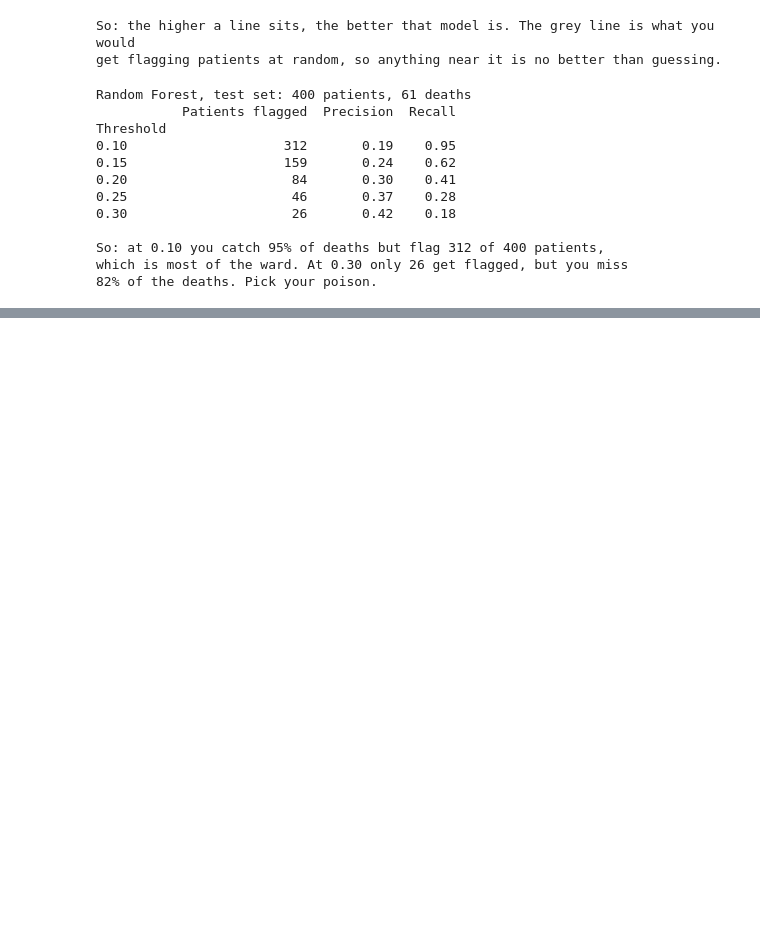
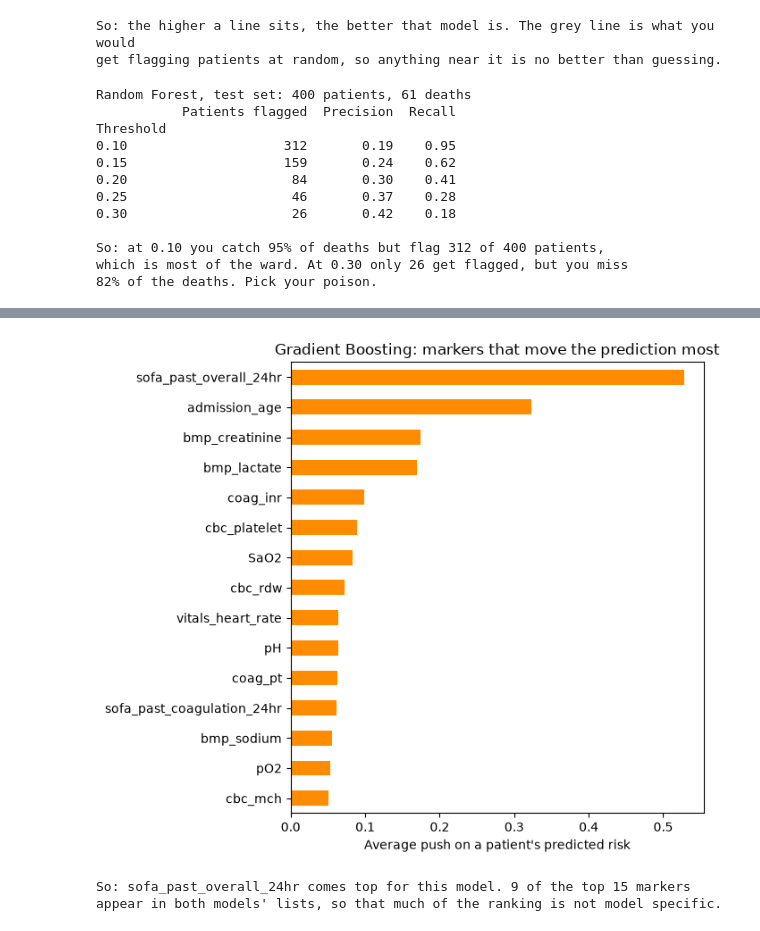
Before and after one commit to AmanSK28/BOLD_Mortality_Prediction_Model, a Jupyter notebook: bold_mortality_pipeline.ipynb, the cells around one changed output, grey strips where cells are left out. Saved outputs shown, nothing was run; the diff lists cells and outputs as text; code cells hidden in the pictures; blank space fills up the shorter version.

```diff
--- a/bold_mortality_pipeline.ipynb
+++ b/bold_mortality_pipeline.ipynb
@@ -647,0 +689,22 @@ Gradient Boosting
+# %%
+# Same again for Gradient Boosting. Two models trained differently, so if they agree
+# on a marker that is more convincing than either on its own.
+gb_shap = shap.TreeExplainer(gb).shap_values(X_test_filled)
+if gb_shap.ndim == 3:
+    gb_shap = gb_shap[:, :, 1]
+
+gb_ranking = pd.Series(abs(gb_shap).mean(axis=0), index=FEATURES).sort_values(ascending=False)
+
+gb_ranking.head(15)[::-1].plot.barh(figsize=(7, 6), color="darkorange")
+plt.xlabel("Average push on a patient's predicted risk")
+plt.title("Gradient Boosting: markers that move the prediction most")
+plt.tight_layout()
+plt.show()
+
+shared = len(set(rf_ranking.head(15).index) & set(gb_ranking.head(15).index))
+print(f"So: {gb_ranking.index[0]} comes top for this model. {shared} of the top 15 markers")
+print("appear in both models' lists, so that much of the ranking is not model specific.")
+# %% [output]
+[figure, added]
+So: sofa_past_overall_24hr comes top for this model. 9 of the top 15 markers
+appear in both models' lists, so that much of the ranking is not model specific.
```
Also changed, not shown: parts of 14 cells of this notebook.
